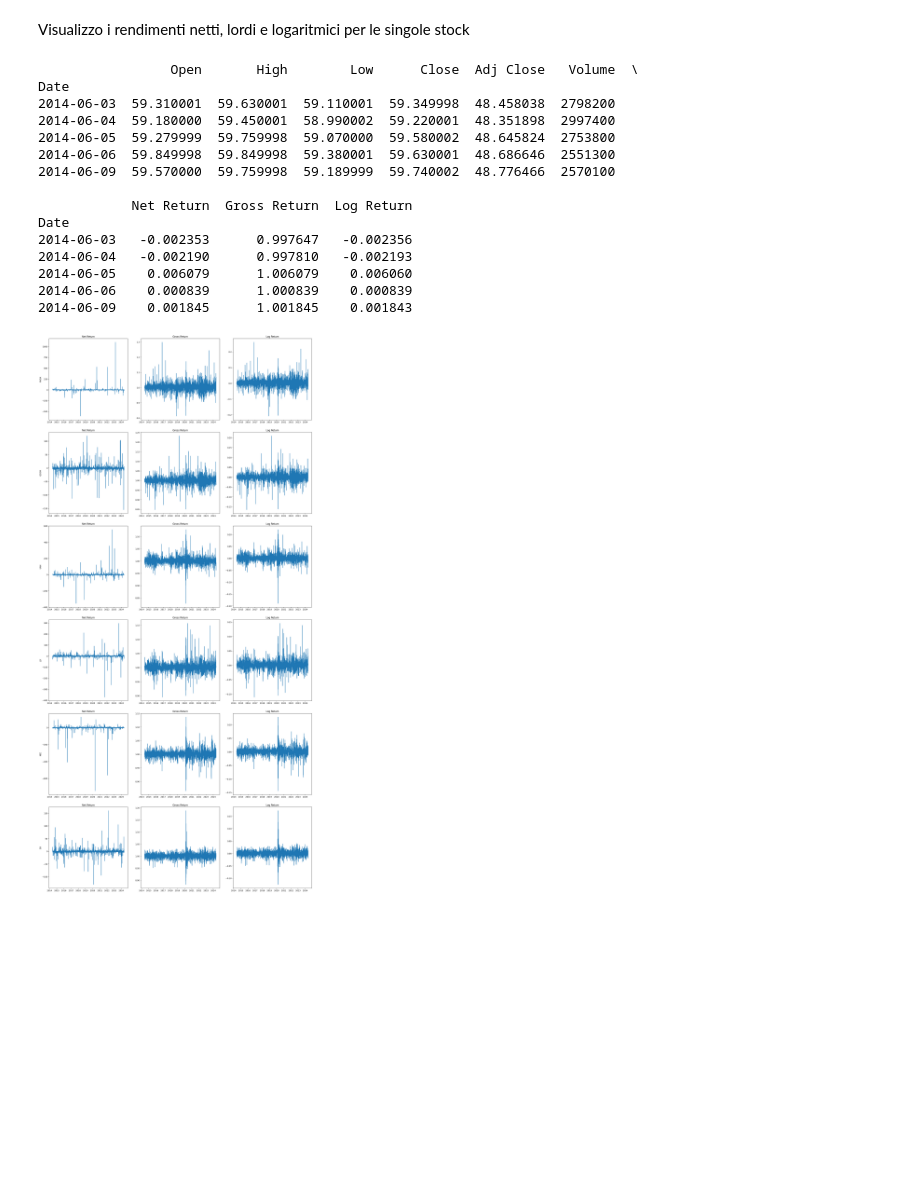
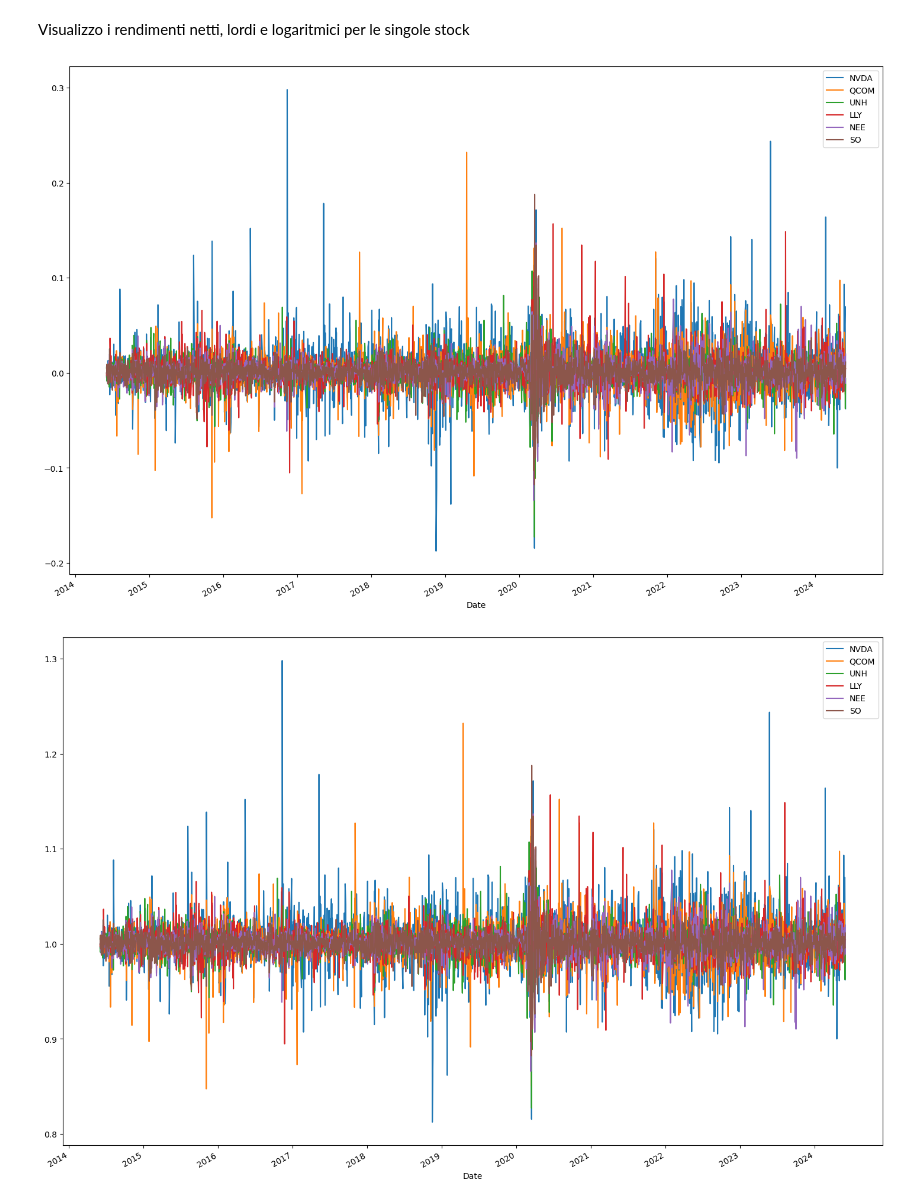
Before and after one commit to riccardo-savio/Progetto-BISF, a Jupyter notebook: studio.ipynb, the cells around one changed output. Cells and saved outputs as stored; diff of their text form; code cells hidden in the pictures; blank space fills up the shorter version.

```diff
--- a/studio.ipynb
+++ b/studio.ipynb
@@ -156,41 +157,30 @@ NEE.dropna(inplace=True)
 SO.dropna(inplace=True)
 # %% [markdown]
 Visualizzo i rendimenti netti, lordi e logaritmici per le singole stock
-# %%
-fig, axs = plt.subplots(6, 3, figsize=(20, 40))
-
-stocks = [NVDA, QCOM, UNH, LLY, NEE, SO]
-stocks_tickets = ['NVDA', 'QCOM', 'UNH', 'LLY', 'NEE', 'SO']
-
-print(LLY.head())
-
-for i in range (6):
-    axs[i, 0].plot(stocks[i]['Net Return'].pct_change())
-    axs[i, 0].set_title('Net Return')
-    axs[i, 0].set_ylabel(stocks_tickets[i])
-
-    axs[i, 1].plot(stocks[i]['Gross Return'])
-    axs[i, 1].set_title('Gross Return')
-
-    axs[i, 2].plot(stocks[i]['Log Return'])
-    axs[i, 2].set_title('Log Return')
-
-plt.tight_layout(pad=3.0)
-plt.show()
-# %% [output]
-                 Open       High        Low      Close  Adj Close   Volume  \
-Date
-2014-06-03  59.310001  59.630001  59.110001  59.349998  48.458038  2798200
-2014-06-04  59.180000  59.450001  58.990002  59.220001  48.351898  2997400
-2014-06-05  59.279999  59.759998  59.070000  59.580002  48.645824  2753800
-2014-06-06  59.849998  59.849998  59.380001  59.630001  48.686646  2551300
-2014-06-09  59.570000  59.759998  59.189999  59.740002  48.776466  2570100
-
-            Net Return  Gross Return  Log Return
-Date
-2014-06-03   -0.002353      0.997647   -0.002356
-2014-06-04   -0.002190      0.997810   -0.002193
-2014-06-05    0.006079      1.006079    0.006060
-2014-06-06    0.000839      1.000839    0.000839
-2014-06-09    0.001845      1.001845    0.001843
-[figure, removed]
+# %%
+stocks = [NVDA, QCOM, UNH, LLY, NEE, SO]
+stocks_tickets = ['NVDA', 'QCOM', 'UNH', 'LLY', 'NEE', 'SO']
+
+df = pd.DataFrame(columns=stocks_tickets)
+
+#add net return column of each stock in df
+for stock, stock_ticket in zip(stocks, stocks_tickets):
+    df[stock_ticket] = stock['Net Return']
+
+df.plot(figsize=(15,10))
+plt.tight_layout(pad=3.0)
+plt.show()
+# %% [output]
+[figure, added]
+# %%
+df = pd.DataFrame(columns=stocks_tickets)
+
+#add net return column of each stock in df
+for stock, stock_ticket in zip(stocks, stocks_tickets):
+    df[stock_ticket] = stock['Gross Return']
+
+df.plot(figsize=(15,10))
+plt.tight_layout(pad=3.0)
+plt.show()
+# %% [output]
+[figure, added]
```
Also changed, not shown: parts of 14 cells of this notebook, 24 other files.
